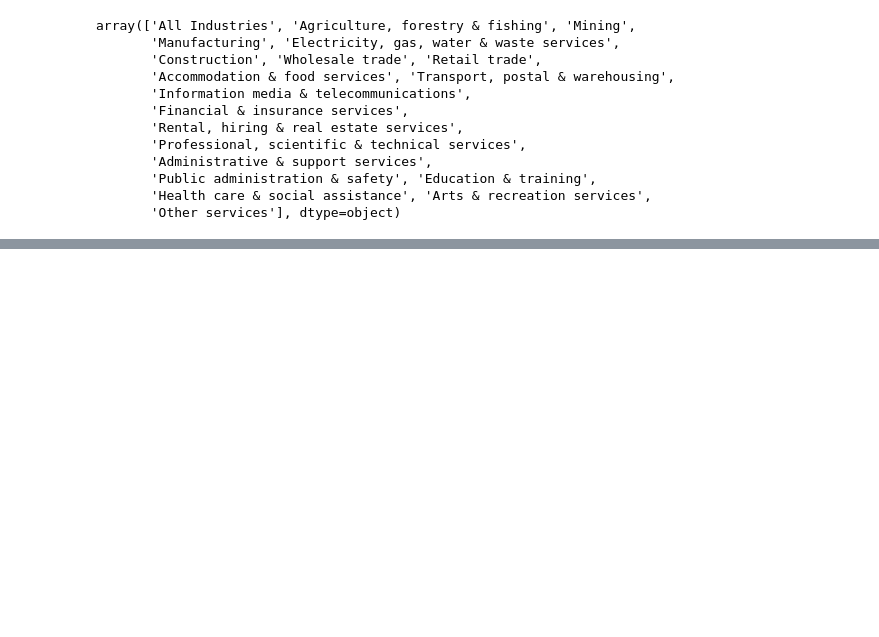
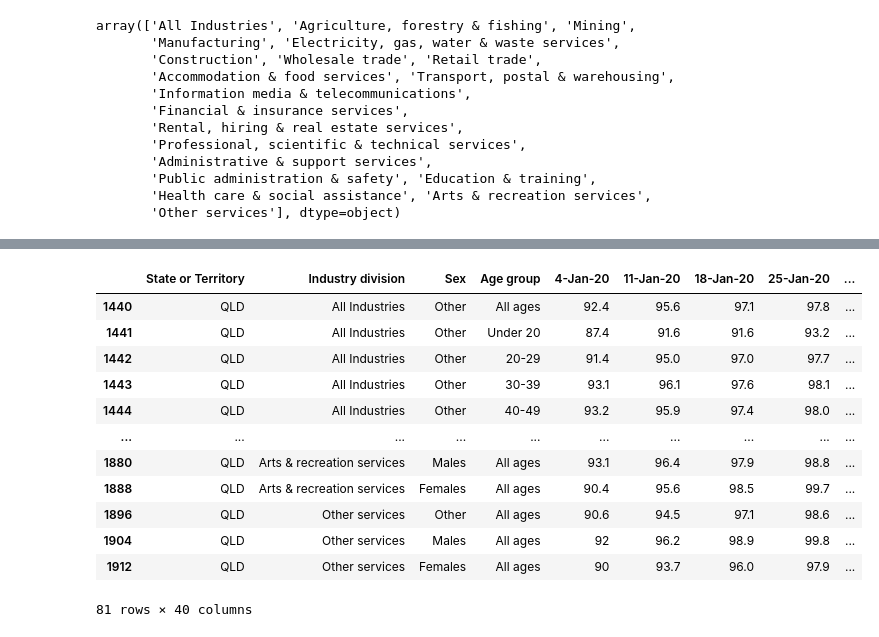
Before and after one commit to ali-beer/covid_payroll_project, a Jupyter notebook: dee/vic_payroll.ipynb, the cells around one changed output, grey strips where cells are left out. Cells and saved outputs as stored; diff of their text form; code cells hidden in the pictures; blank space fills up the shorter version.

```diff
--- a/dee/vic_payroll.ipynb
+++ b/dee/vic_payroll.ipynb
@@ -332,0 +123,18 @@ male
+# %%
+# Extracting data for Australia only from original dataframe
+vic_australia_df = data.loc[data['State or Territory'] == "QLD"]
+vic_australia_df
+# %% [output]
+|  | State or Territory | Industry division | Sex | Age group | 4-Jan-20 | 11-Jan-20 | 18-Jan-20 | 25-Jan-20 | ... |
+| 1440 | QLD | All Industries | Other | All ages | 92.4 | 95.6 | 97.1 | 97.8 | ... |
+| 1441 | QLD | All Industries | Other | Under 20 | 87.4 | 91.6 | 91.6 | 93.2 | ... |
+| 1442 | QLD | All Industries | Other | 20-29 | 91.4 | 95.0 | 97.0 | 97.7 | ... |
+| 1443 | QLD | All Industries | Other | 30-39 | 93.1 | 96.1 | 97.6 | 98.1 | ... |
+| 1444 | QLD | All Industries | Other | 40-49 | 93.2 | 95.9 | 97.4 | 98.0 | ... |
+| ... | ... | ... | ... | ... | ... | ... | ... | ... | ... |
+| 1880 | QLD | Arts & recreation services | Males | All ages | 93.1 | 96.4 | 97.9 | 98.8 | ... |
+| 1888 | QLD | Arts & recreation services | Females | All ages | 90.4 | 95.6 | 98.5 | 99.7 | ... |
+| 1896 | QLD | Other services | Other | All ages | 90.6 | 94.5 | 97.1 | 98.6 | ... |
+| 1904 | QLD | Other services | Males | All ages | 92 | 96.2 | 98.9 | 99.8 | ... |
+| 1912 | QLD | Other services | Females | All ages | 90 | 93.7 | 96.0 | 97.9 | ... |
+81 rows × 40 columns
```
Also changed, not shown: parts of 45 cells of this notebook, 5 other files.
